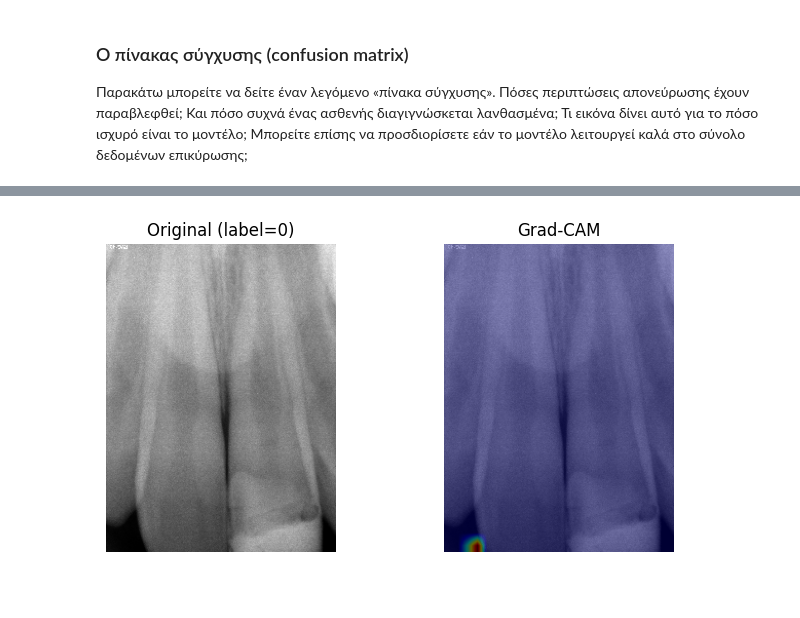
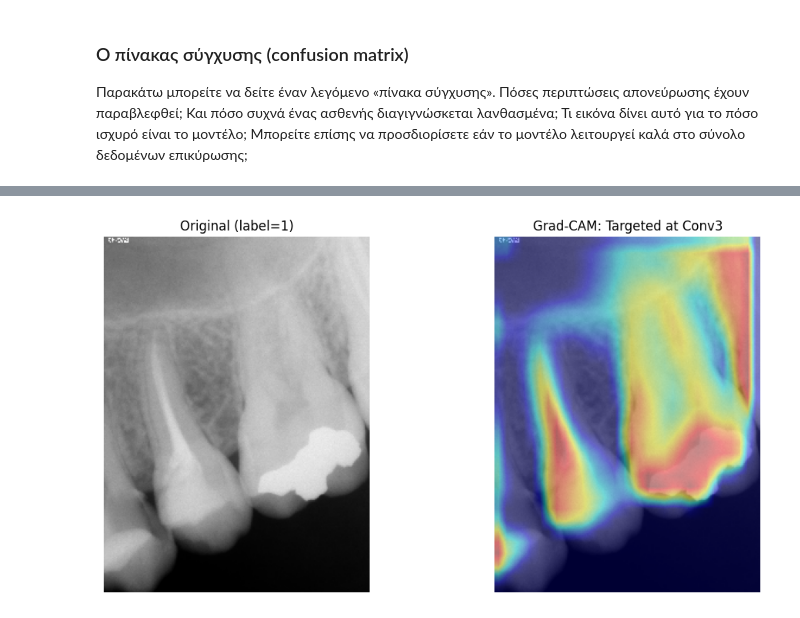
Before and after one commit to NicosStarreveld/WorkshopCNNs, a Jupyter notebook: workshop_οδοντιατρικη.ipynb, the cells around one changed output, grey strips where cells are left out. Drawn from its saved outputs; the diff is of its cells as text; code cells hidden in the pictures; blank space fills up the shorter version.

```diff
--- a/workshop_οδοντιατρικη.ipynb
+++ b/workshop_οδοντιατρικη.ipynb
@@ -513,64 +505,87 @@ import matplotlib.pyplot as plt
 class GradCAM:
     def __init__(self, model, target_layer):
         self.model = model
-        self.model.eval()
-
+        self.target_layer = target_layer
         self.gradients = None
         self.activations = None
+        self.hooks = []
 
-        def forward_hook(module, input, output):
-            self.activations = output.detach()
+        # Use handles so we can remove them later
+        self.hooks.append(self.target_layer.register_forward_hook(self.save_activations))
+        self.hooks.append(self.target_layer.register_full_backward_hook(self.save_gradients))
 
-        def backward_hook(module, grad_input, grad_output):
-            self.gradients = grad_output[0].detach()
+    def save_activations(self, module, input, output):
+        self.activations = output.detach()
 
-        target_layer.register_forward_hook(forward_hook)
-        target_layer.register_backward_hook(backward_hook)
+    def save_gradients(self, module, grad_input, grad_output):
+        self.gradients = grad_output[0].detach()
 
     def generate(self, input_tensor):
         output = self.model(input_tensor)
         self.model.zero_grad()
         output.backward()
 
         weights = self.gradients.mean(dim=(2, 3), keepdim=True)
         cam = (weights * self.activations).sum(dim=1).squeeze()
+        cam = np.maximum(cam.cpu().numpy(), 0)
 
-        cam = cam.cpu().numpy()
-        cam = np.maximum(cam, 0)
-        cam = cam / cam.max()
+        if cam.max() > 0:
+            cam = cam / cam.max()
+
+        # IMPORTANT: Remove hooks after generating to prevent the error
+        for hook in self.hooks:
+            hook.remove()
 
         return cam
 
 def visualize_gradcam(model, dataset, index, device='cuda'):
+    model.eval()
     sample = dataset[index]
 
+    # Process image for model
     small_img = sample['img'].unsqueeze(0).float().to(device)
     orig_img = sample['orig']
     label = sample['label']
 
-    gradcam = GradCAM(model, model.conv2)
+    # --- CHANGE THIS LINE ---
+    # Point to model.conv3 instead of model.conv2
+    gradcam = GradCAM(model, model.conv3)
+    # ------------------------
+
     cam = gradcam.generate(small_img)
 
-    cam_resized = cv2.resize(cam, (orig_img.shape[1], orig_img.shape[0]))
+    # Ensure orig_img is in 0-255 range and uint8 for OpenCV
+    if orig_img.max() <= 1.0:
+        display_img = (orig_img * 255).astype(np.uint8)
+    else:
+        display_img = orig_img.astype(np.uint8)
+
+    # Resize CAM to match original image size
+    cam_resized = cv2.resize(cam, (display_img.shape[1], display_img.shape[0]))
+
+    # Create Heatmap
     heatmap = cv2.applyColorMap(np.uint8(255 * cam_resized), cv2.COLORMAP_JET)
     heatmap = cv2.cvtColor(heatmap, cv2.COLOR_BGR2RGB)
 
-    overlay = 0.4 * heatmap + 0.6 * np.stack([orig_img]*3, axis=-1)
+    # Overlay
+    # We convert display_img to 3 channels to match the heatmap
+    background = np.stack([display_img]*3, axis=-1)
+    overlay = 0.4 * heatmap + 0.6 * background
+    overlay = np.clip(overlay, 0, 255).astype(np.uint8)
 
-    plt.figure(figsize=(8,4))
-
-    plt.subplot(1,2,1)
-    plt.imshow(orig_img, cmap='gray')
+    plt.figure(figsize=(12, 6))
+    plt.subplot(1, 2, 1)
+    plt.imshow(display_img, cmap='gray')
     plt.title(f"Original (label={label})")
     plt.axis('off')
 
-    plt.subplot(1,2,2)
-    plt.imshow(overlay.astype(np.uint8))
-    plt.title("Grad-CAM")
+    plt.subplot(1, 2, 2)
+    plt.imshow(overlay)
+    plt.title("Grad-CAM: Targeted at Conv3")
     plt.axis('off')
+    plt.show()
 
-    plt.show()
+# Run it on a known positive image
+visualize_gradcam(model, test_dataset, index=12)
+# %% [output]
+[figure, added]
-# %%
-visualize_gradcam(model, test_dataset, 10, device='cuda')
-# %% [output]
-[figure, removed]
```
Also changed, not shown: parts of 15 cells of this notebook.
